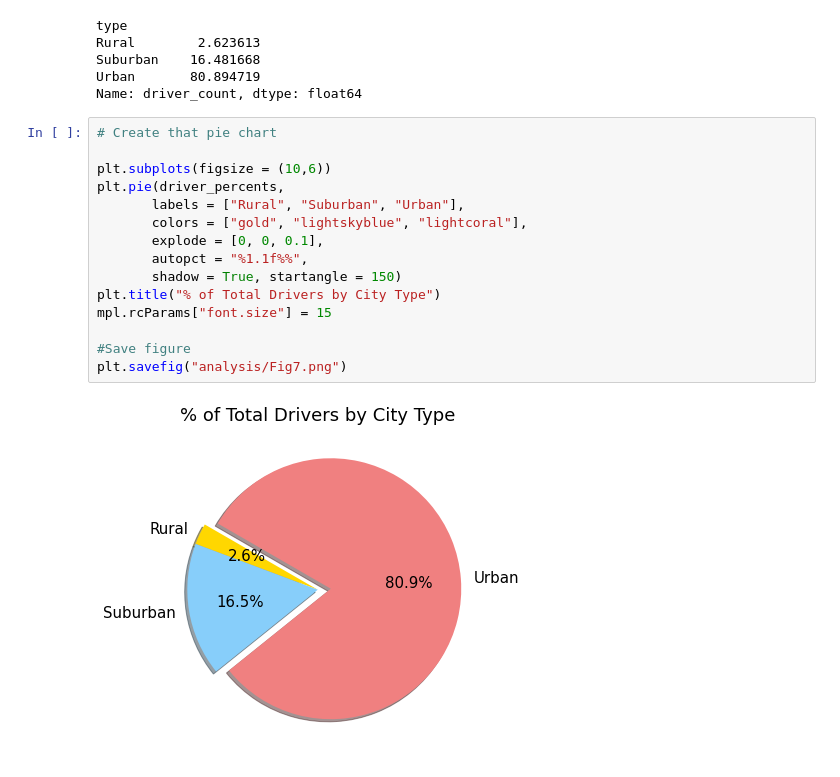
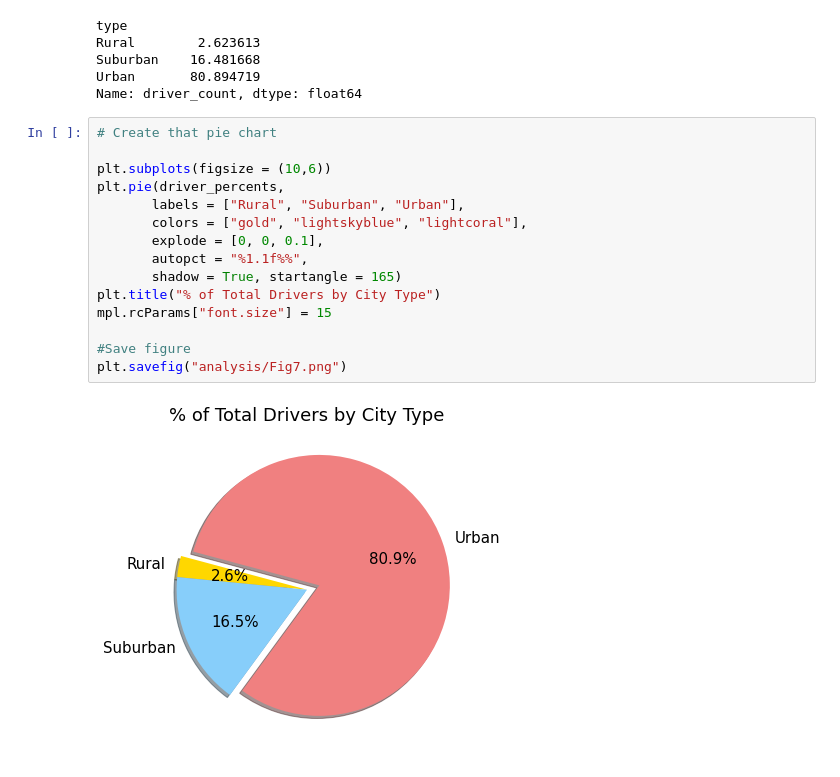
Before and after one commit to Nickguild1993/PyBer_Analysis, a Jupyter notebook: PyBer.ipynb, the cells around one changed output. Drawn from its saved outputs; the diff is of its cells as text.

```diff
--- a/PyBer.ipynb
+++ b/PyBer.ipynb
@@ -1218,17 +1218,17 @@ Name: driver_count, dtype: float64
 # %%
 # Create that pie chart
 
 plt.subplots(figsize = (10,6))
 plt.pie(driver_percents,
        labels = ["Rural", "Suburban", "Urban"],
        colors = ["gold", "lightskyblue", "lightcoral"],
        explode = [0, 0, 0.1],
        autopct = "%1.1f%%",
-       shadow = True, startangle = 150)
+       shadow = True, startangle = 165)
 plt.title("% of Total Drivers by City Type")
 mpl.rcParams["font.size"] = 15
 
 #Save figure
 plt.savefig("analysis/Fig7.png")
 # %% [output]
-[figure, old version]
+[figure, new version]
```
Also changed, not shown: 5 other files.
